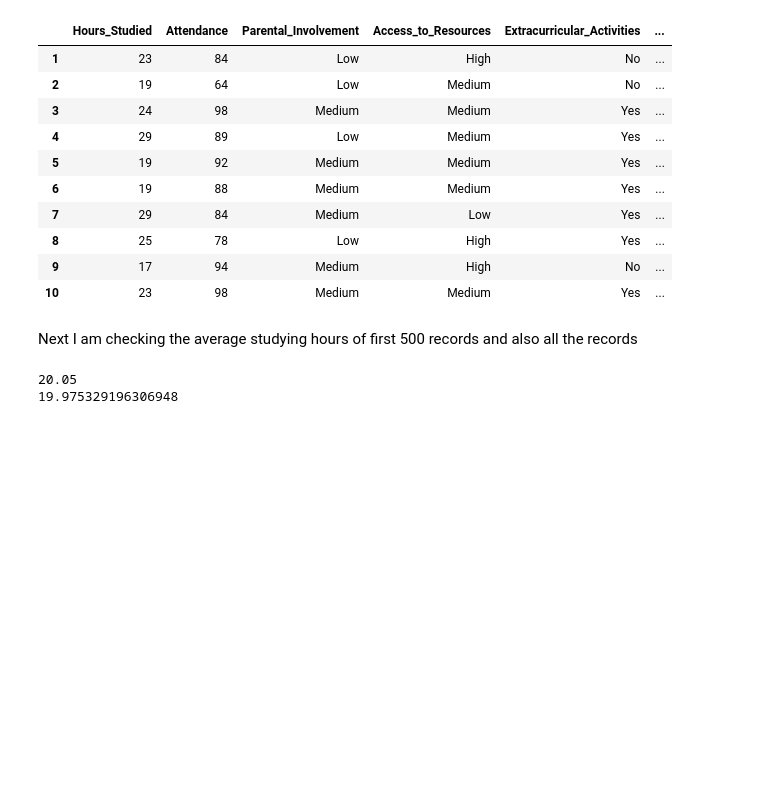
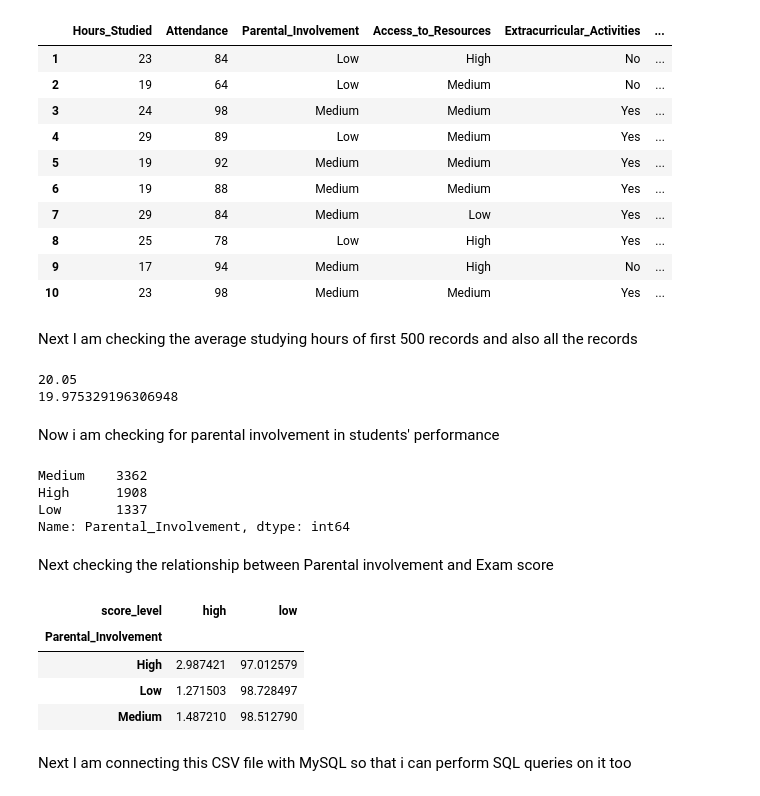
Before and after one commit to Srijan1683/data_science-_practice, a Jupyter notebook: Data Analysis/StudentPerformance/analysis.ipynb, the cells around one changed output. Cells and saved outputs as stored; diff of their text form; code cells hidden in the pictures; blank space fills up the shorter version.

```diff
--- a/Data Analysis/StudentPerformance/analysis.ipynb
+++ b/Data Analysis/StudentPerformance/analysis.ipynb
@@ -85,3 +85,31 @@ print(All_Average)
 # %% [output]
 20.05
 19.975329196306948
+# %% [markdown]
+Now i am checking for parental involvement in students' performance
+# %%
+df['Parental_Involvement'].unique()
+df['Parental_Involvement'].value_counts()
+# %% [output]
+Medium    3362
+High      1908
+Low       1337
+Name: Parental_Involvement, dtype: int64
+# %% [markdown]
+Next checking the relationship between Parental involvement and Exam score
+# %%
+df['score_level'] = df['Exam_Score'].apply(
+    lambda x: 'high' if x >= 75 else 'low'
+)
+
+#df.groupby('Parental_Involvement')['score_level'].value_counts(normalize=True)
+
+pd.crosstab(df['Parental_Involvement'], df['score_level'], normalize='index') * 100
+# %% [output]
+| score_level | high | low |
+| Parental_Involvement |  |  |
+| High | 2.987421 | 97.012579 |
+| Low | 1.271503 | 98.728497 |
+| Medium | 1.487210 | 98.512790 |
+# %% [markdown]
+Next I am connecting this CSV file with MySQL so that i can perform SQL queries on it too
```
Also changed, not shown: parts of 1 cell of this notebook.
